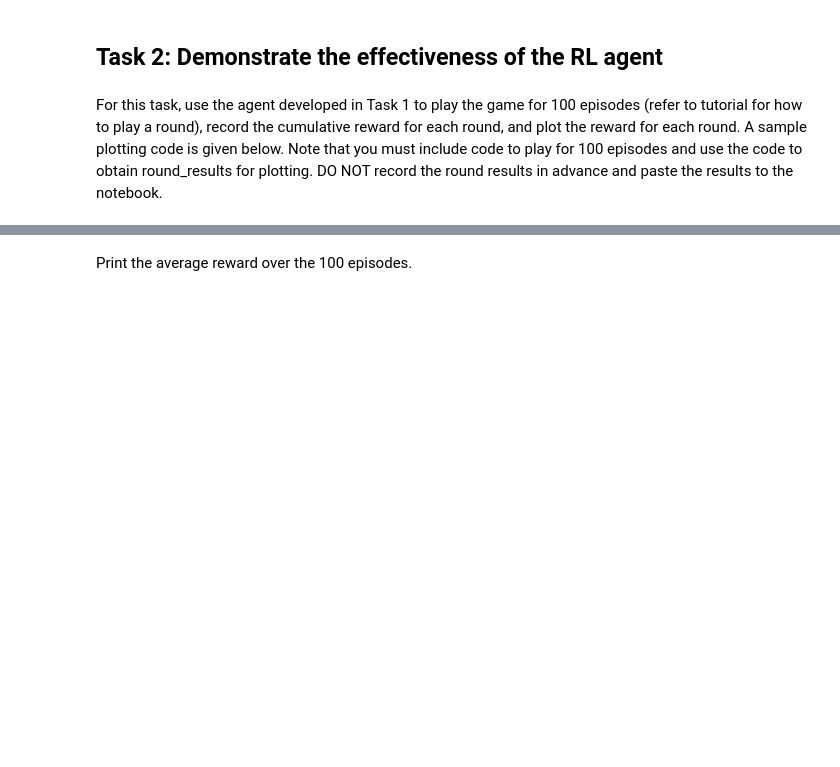
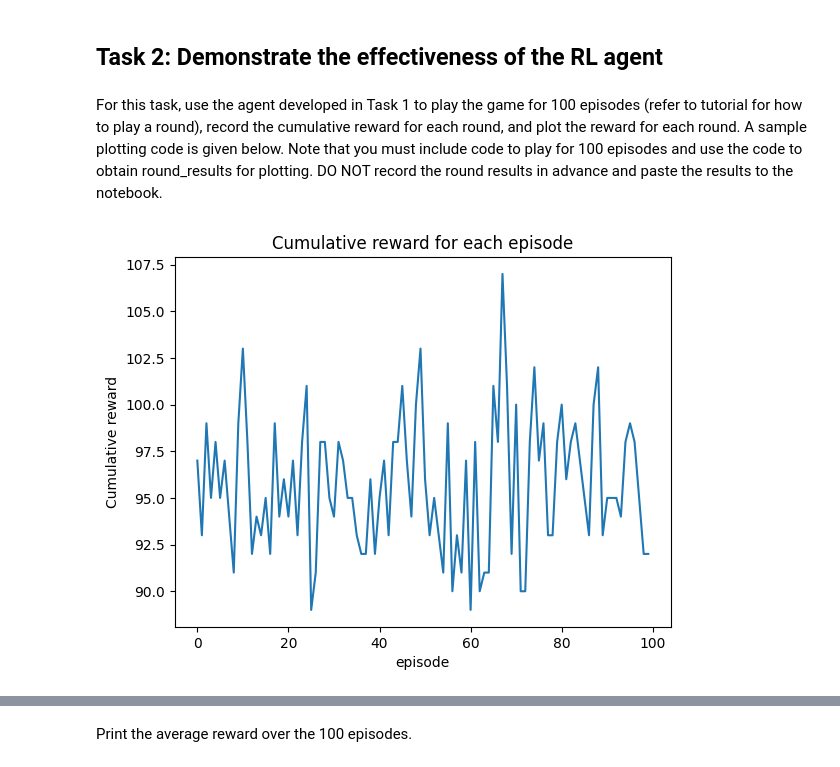
Before and after one commit to ruochee723/SC3000-Balancing-Pole-on-Cart, a Jupyter notebook: src/cartpole.ipynb, the cells around one changed output, grey strips where cells are left out. Cells and saved outputs as stored; diff of their text form; code cells hidden in the pictures; blank space fills up the shorter version.

```diff
--- a/src/cartpole.ipynb
+++ b/src/cartpole.ipynb
@@ -213,7 +208,13 @@ class QLearningAgent(Agent):
         ):
             episode_rewards.append(self.train_episode(env))
 
-    def save(self, path: str, *, q_file_name: str = "q_table.npy", model_info_name: str = "model_info.yaml"):
+    def save(
+        self,
+        path: str,
+        *,
+        q_file_name: str = "q_table.npy",
+        model_info_name: str = "model_info.yaml",
+    ):
         os.makedirs(os.path.dirname(path), exist_ok=True)
         np.save(os.path.join(path, q_file_name), self.q_table)
         with open(os.path.join(path, model_info_name), "w") as f:
@@ -228,7 +229,13 @@ class QLearningAgent(Agent):
                 f,
             )
 
-    def load(self, path: str, *, q_file_name: str = "q_table.npy", model_info_name: str = "model_info.yaml"):
+    def load(
+        self,
+        path: str,
+        *,
+        q_file_name: str = "q_table.npy",
+        model_info_name: str = "model_info.yaml",
+    ):
         self.q_table = np.load(os.path.join(path, q_file_name))
         with open(os.path.join(path, model_info_name), "r") as f:
             model_info = yaml.safe_load(f)
@@ -251,0 +449,9 @@ Chosen action: 0
+# %%
+env.reset()
+deep_q_learning_agent = DeepQLearning(state_space_dim=4, action_space_size=2, enable_cuda=False)
+deep_q_learning_agent.train(env)
+observation = env.reset()
+print("Observation:", observation)
+action = deep_q_learning_agent(observation)
+# print("Observation:", observation)
+# print("Chosen action:", action)
@@ -295,6 +503,21 @@ def play(agent: Agent, num_episodes: int = 1000, num_threads: int = 1):
     progress_bar.close()
 
     return np.array(all_rewards)
+# %%
+env.reset()
+deep_q_learning_agent = DeepQLearning(state_space_dim=4, action_space_size=2, enable_cuda=True)
+deep_q_learning_agent.train(env, num_episodes=3000)
+observation = env.reset()
+print("Action:", deep_q_learning_agent(observation))
+# %%
+episode_results = play(deep_q_learning_agent, num_episodes=100, num_threads=30)
+plt.plot(episode_results)
+plt.title("Cumulative reward for each episode")
+plt.ylabel("Cumulative reward")
+plt.xlabel("episode")
+plt.show()
+# %% [output]
+[figure, added]
 # %%
 q_learning_agent = QLearningAgent(alpha=0.1, epsilon=0.5, gamma=0.999)
 q_learning_agent.train(env, num_episodes=10000)
```
Also changed, not shown: parts of 12 cells of this notebook, 1 other file.
